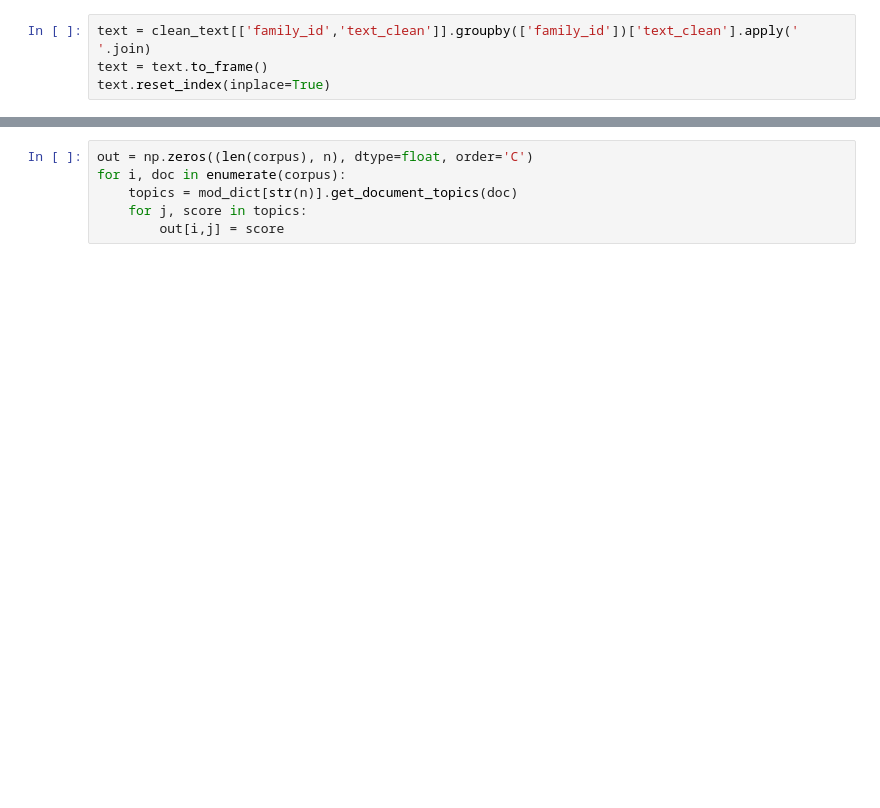
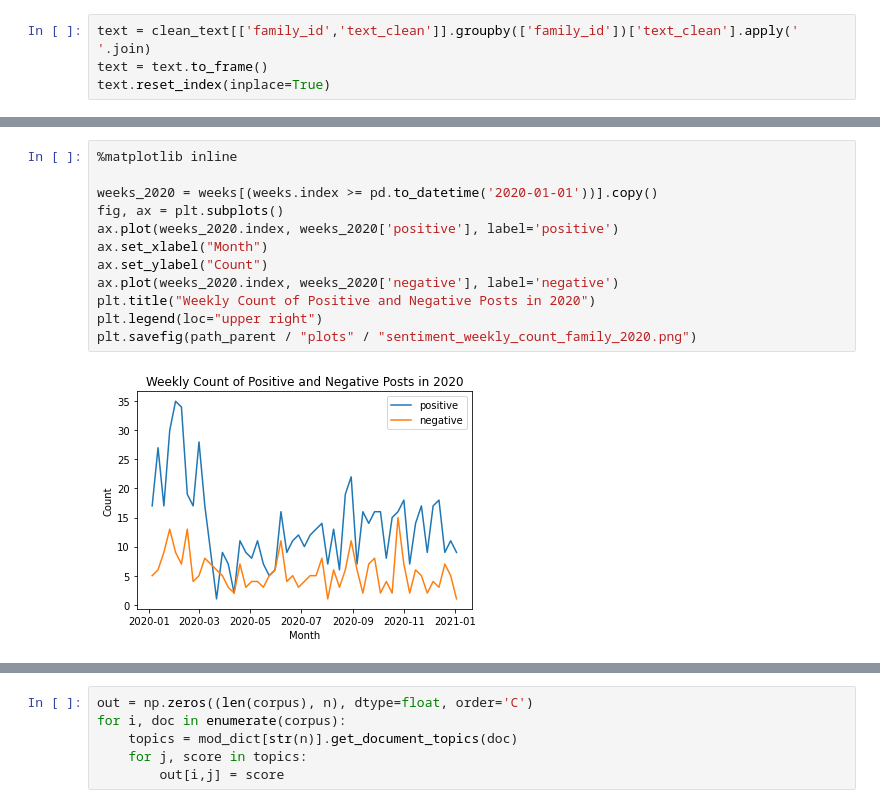
Before and after one commit to mwhuhn/forum-sentiment-old, a Jupyter notebook: 3.2-Topic_Models-Explore_Models.ipynb, the cells around one changed output, grey strips where cells are left out. Cells and saved outputs as stored; diff of their text form; blank space fills up the shorter version.

```diff
--- a/3.2-Topic_Models-Explore_Models.ipynb
+++ b/3.2-Topic_Models-Explore_Models.ipynb
@@ -116,0 +171,14 @@ dates_merged['date_created'] = pd.to_datetime(dates_merged['date_created'])
+# %%
+%matplotlib inline
+
+weeks_2020 = weeks[(weeks.index >= pd.to_datetime('2020-01-01'))].copy()
+fig, ax = plt.subplots()
+ax.plot(weeks_2020.index, weeks_2020['positive'], label='positive')
+ax.set_xlabel("Month")
+ax.set_ylabel("Count")
+ax.plot(weeks_2020.index, weeks_2020['negative'], label='negative')
+plt.title("Weekly Count of Positive and Negative Posts in 2020")
+plt.legend(loc="upper right")
+plt.savefig(path_parent / "plots" / "sentiment_weekly_count_family_2020.png")
+# %% [output]
+[figure, added]
```
Also changed, not shown: parts of 37 cells of this notebook, 16 other files.
